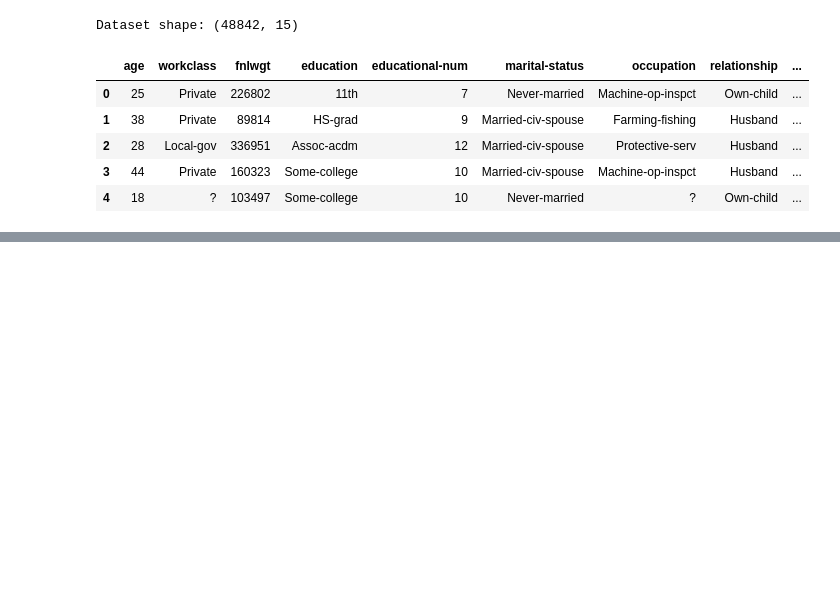
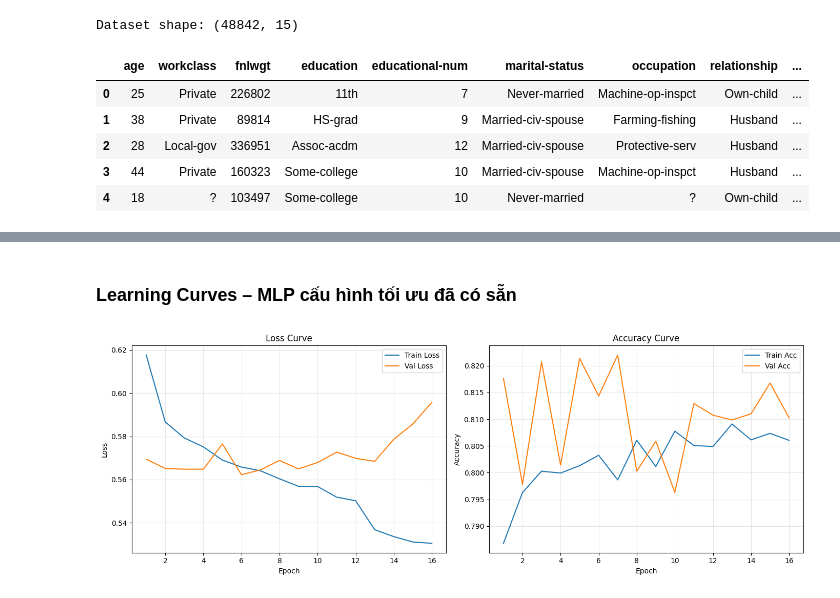
Before and after one commit to Hanne2202/ml-project-group10, a Jupyter notebook: notebooks/04_deep_learning.ipynb, the cells around one changed output, grey strips where cells are left out. Saved outputs shown, nothing was run; the diff lists cells and outputs as text; code cells hidden in the pictures; blank space fills up the shorter version.

```diff
--- a/notebooks/04_deep_learning.ipynb
+++ b/notebooks/04_deep_learning.ipynb
@@ -347,0 +256,17 @@ Summary: {'accuracy': 0.8027, 'precision': 0.5561, 'recall': 0.8708, 'f1_score':
+# %%
+best_params_mlp = {
+    'n_layers': 4,
+    'hidden_dim_0': 448,
+    'hidden_dim_1': 384,
+    'hidden_dim_2': 320,
+    'hidden_dim_3': 224,
+    'dropout': 0.25,
+    'lr': 0.004570385340130139,
+    'weight_decay': 0.009529791664976119,
+    'batch_size': 256,
+    'optimizer': 'AdamW',
+}
+
+print('Using precomputed MLP best params (no Optuna run in this notebook):')
+for k, v in best_params_mlp.items():
+    print(f'  {k}: {v}')
@@ -347,0 +397,8 @@ Summary: {'accuracy': 0.8027, 'precision': 0.5561, 'recall': 0.8708, 'f1_score':
+# %% [markdown]
+<!-- @format -->
+
+### Learning Curves – MLP cấu hình tối ưu đã có sẵn
+# %%
+dl.plot_learning_curves(best_history)
+# %% [output]
+[figure, added]
```
Also changed, not shown: parts of 47 cells of this notebook, 12 other files.
